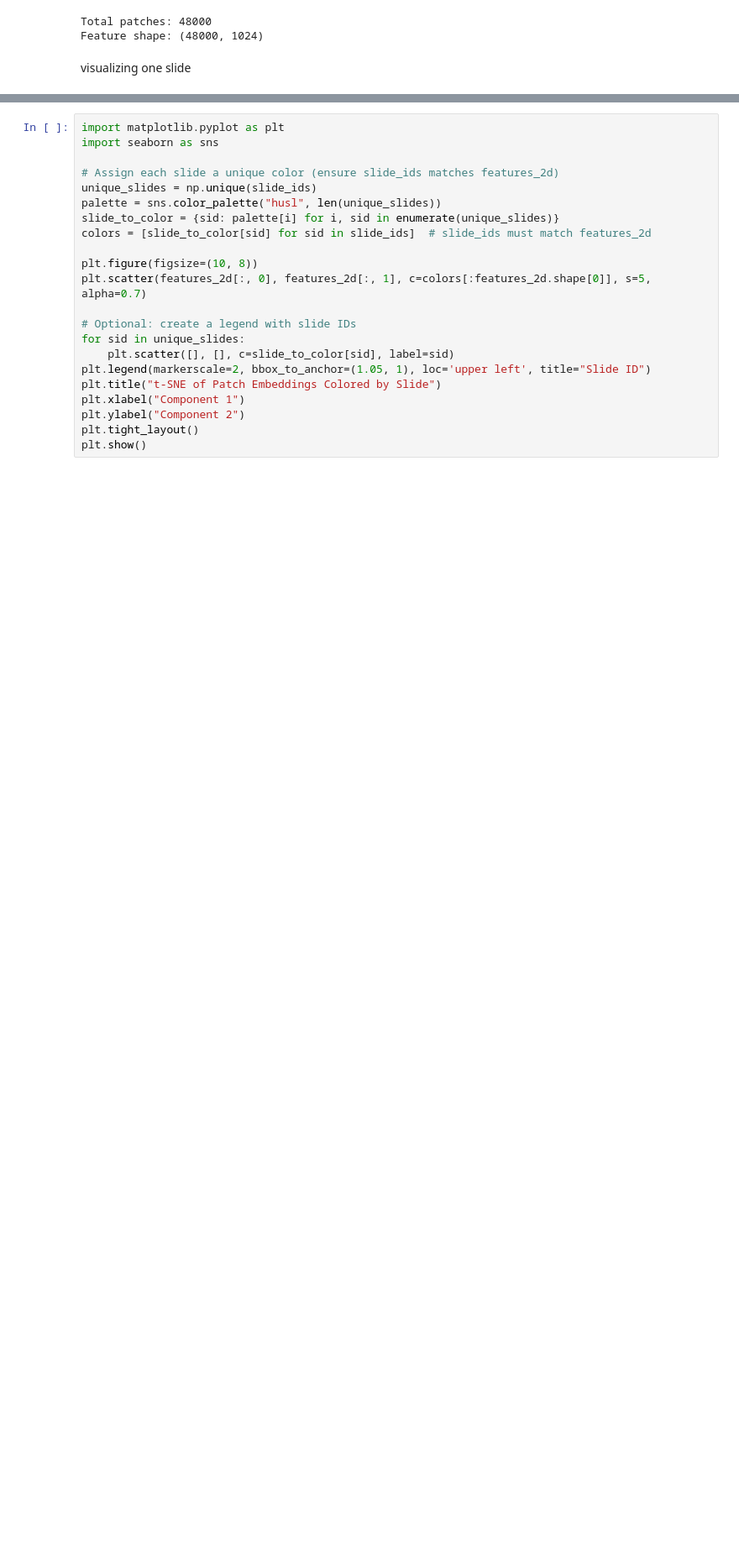
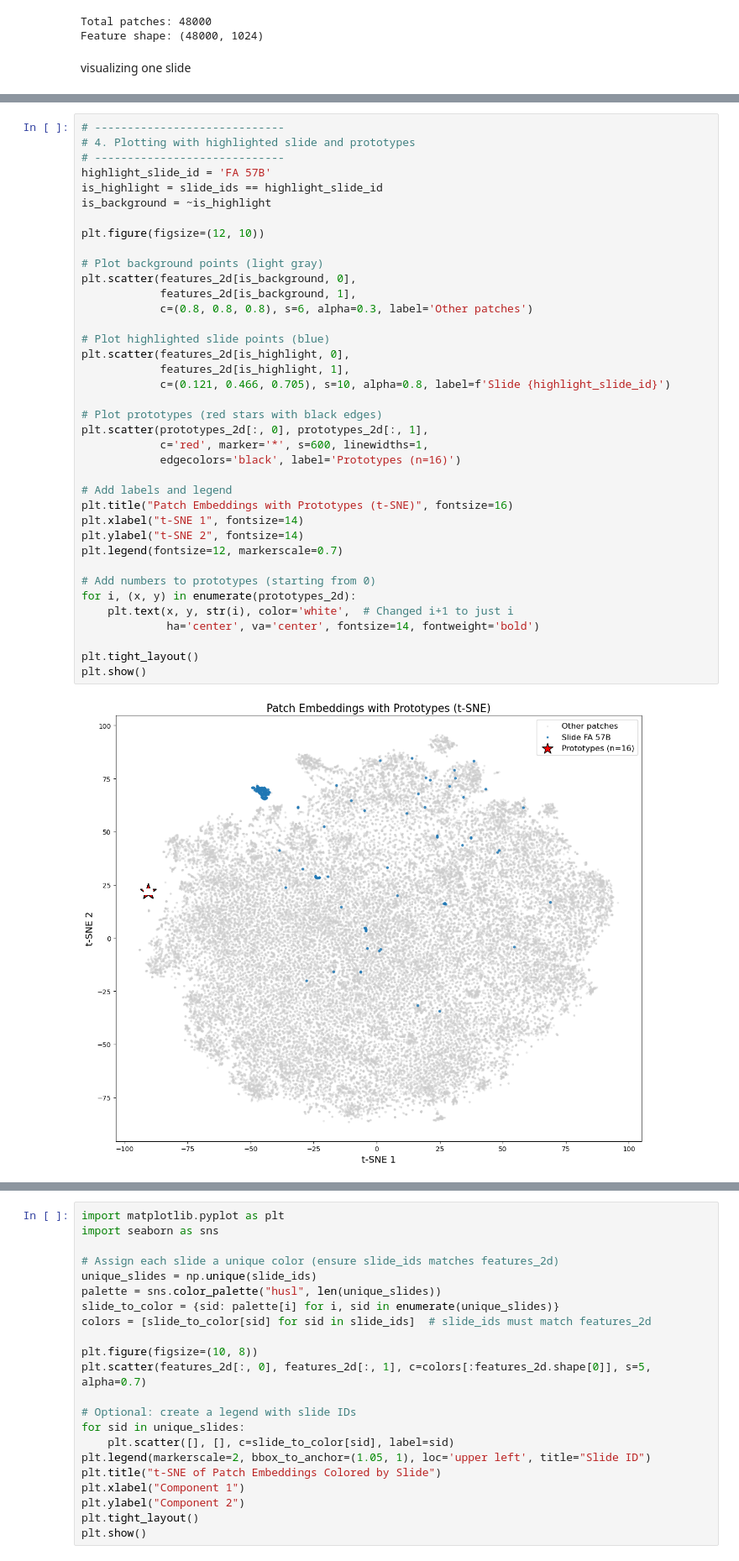
Before and after one commit to vnguyen16/PANTHER, a Jupyter notebook: src/other_scripts/tsne_plots.ipynb, the cells around one changed output, grey strips where cells are left out. Shown at 84% size. Drawn from its saved outputs; the diff is of its cells as text; blank space fills up the shorter version.

```diff
--- a/src/other_scripts/tsne_plots.ipynb
+++ b/src/other_scripts/tsne_plots.ipynb
@@ -431,0 +725,40 @@ plt.show()
+# %%
+# -----------------------------
+# 4. Plotting with highlighted slide and prototypes
+# -----------------------------
+highlight_slide_id = 'FA 57B'
+is_highlight = slide_ids == highlight_slide_id
+is_background = ~is_highlight
+
+plt.figure(figsize=(12, 10))
+
+# Plot background points (light gray)
+plt.scatter(features_2d[is_background, 0],
+            features_2d[is_background, 1],
+            c=(0.8, 0.8, 0.8), s=6, alpha=0.3, label='Other patches')
+
+# Plot highlighted slide points (blue)
+plt.scatter(features_2d[is_highlight, 0],
+            features_2d[is_highlight, 1],
+            c=(0.121, 0.466, 0.705), s=10, alpha=0.8, label=f'Slide {highlight_slide_id}')
+
+# Plot prototypes (red stars with black edges)
+plt.scatter(prototypes_2d[:, 0], prototypes_2d[:, 1],
+            c='red', marker='*', s=600, linewidths=1,
+            edgecolors='black', label='Prototypes (n=16)')
+
+# Add labels and legend
+plt.title("Patch Embeddings with Prototypes (t-SNE)", fontsize=16)
+plt.xlabel("t-SNE 1", fontsize=14)
+plt.ylabel("t-SNE 2", fontsize=14)
+plt.legend(fontsize=12, markerscale=0.7)
+
+# Add numbers to prototypes (starting from 0)
+for i, (x, y) in enumerate(prototypes_2d):
+    plt.text(x, y, str(i), color='white',  # Changed i+1 to just i
+             ha='center', va='center', fontsize=14, fontweight='bold')
+
+plt.tight_layout()
+plt.show()
+# %% [output]
+[figure, added]
```
Also changed, not shown: parts of 26 cells of this notebook, 36 other files.
